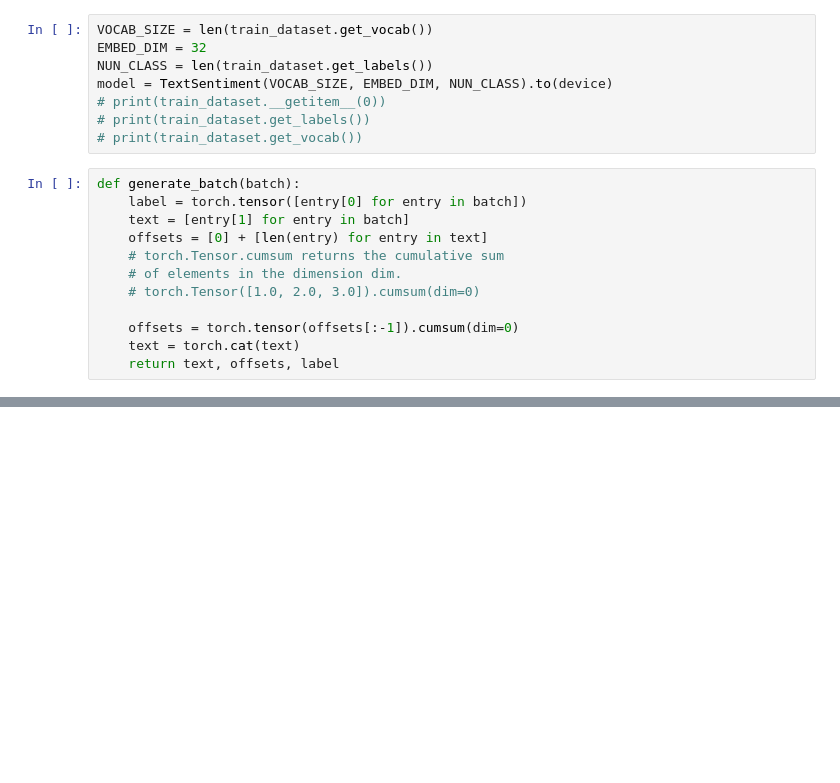
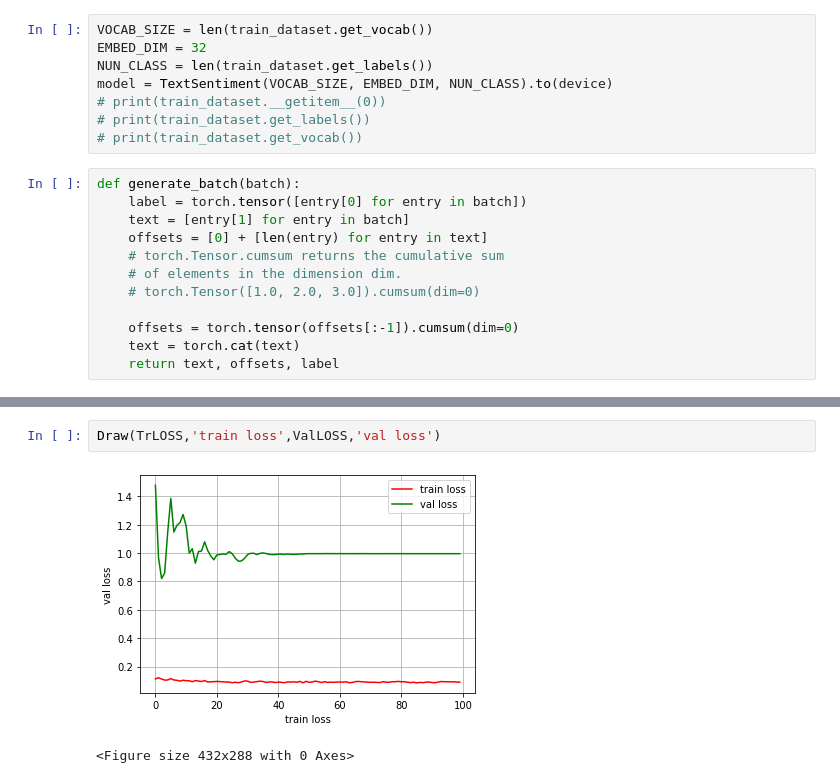
Before and after one commit to mingtatuNCTU/Smoking_Status_Detection, a Jupyter notebook: Smoking Status Detection_TextSentiment.ipynb, the cells around one changed output, grey strips where cells are left out. Cells and saved outputs as stored; diff of their text form; blank space fills up the shorter version.

```diff
--- a/Smoking Status Detection_TextSentiment.ipynb
+++ b/Smoking Status Detection_TextSentiment.ipynb
@@ -420,0 +466,5 @@ Epoch: 5  | time in 0 minutes, 0 seconds
+# %%
+Draw(TrLOSS,'train loss',ValLOSS,'val loss')
+# %% [output]
+[figure, added]
+<Figure size 432x288 with 0 Axes>
```
Also changed, not shown: parts of 4 cells of this notebook, 5 other files.
